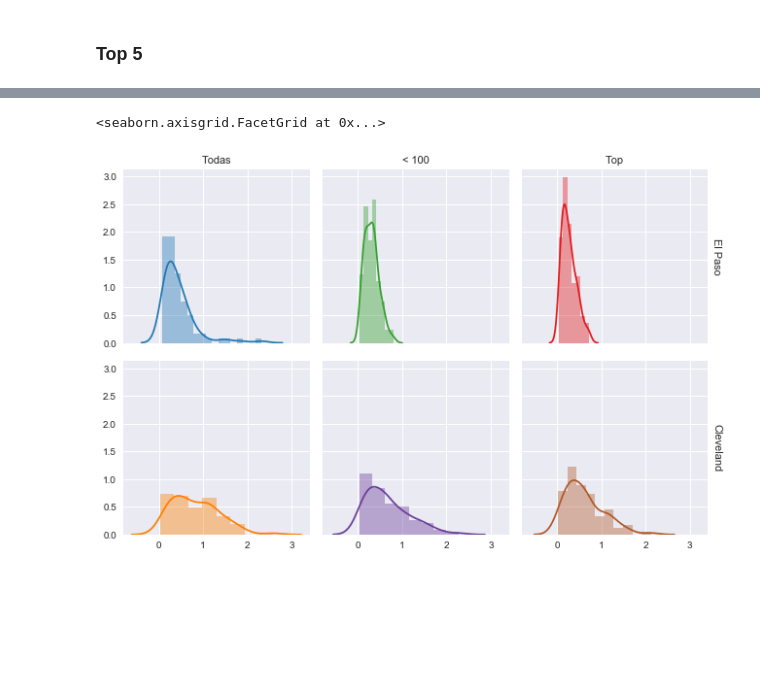
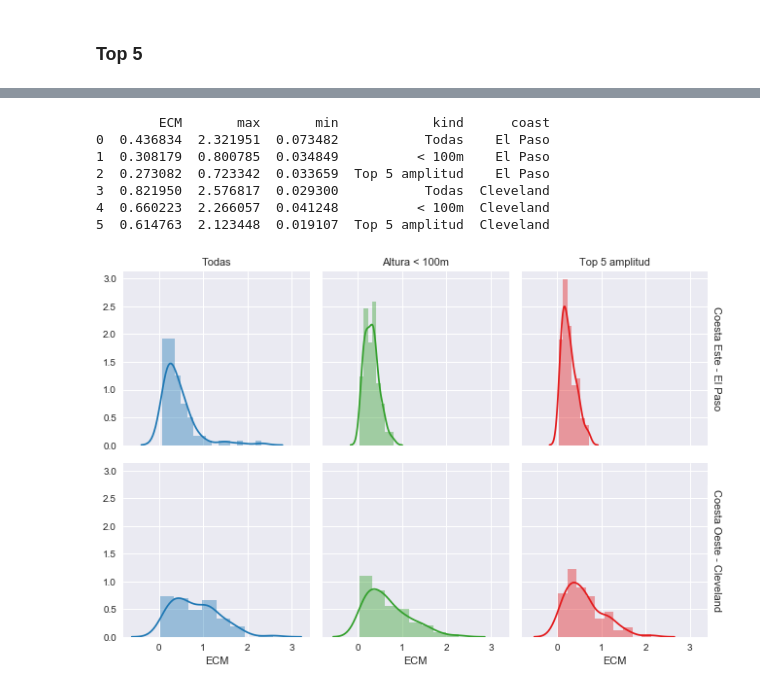
Before and after one commit to smcsicardi/metnum-tp3, a Jupyter notebook: El Paso vs Cleveland.ipynb, the cells around one changed output, grey strips where cells are left out. Drawn from its saved outputs; the diff is of its cells as text; code cells hidden in the pictures; blank space fills up the shorter version.

```diff
--- a/El Paso vs Cleveland.ipynb
+++ b/El Paso vs Cleveland.ipynb
@@ -268,30 +273,39 @@ for chunk in range(1920, 2005):
 # %%
 tabla = pd.DataFrame(data=[
     [sum(total_el_paso)/len(total_el_paso), max(total_el_paso), min(total_el_paso), 'Todas', 'El Paso'],
     [sum(total_el_paso_100)/len(total_el_paso_100), max(total_el_paso_100), min(total_el_paso_100), '< 100m', 'El Paso'],
     [sum(total_el_paso_top)/len(total_el_paso_top), max(total_el_paso_top), min(total_el_paso_top), 'Top 5 amplitud', 'El Paso'],
 
     [sum(total_cleveland)/len(total_cleveland), max(total_cleveland), min(total_cleveland), 'Todas', 'Cleveland'],
     [sum(total_cleveland_100)/len(total_cleveland_100), max(total_cleveland_100), min(total_cleveland_100), '< 100m', 'Cleveland'],
     [sum(total_cleveland_top)/len(total_cleveland_top), max(total_cleveland_top), min(total_cleveland_top), 'Top 5 amplitud', 'Cleveland'],
     ], columns=['ECM', 'max', 'min', 'kind', 'coast'])
+print(tabla)
 
 count = len(total_cleveland)
 lolz = pd.DataFrame({'err': total_el_paso + total_el_paso_100 + total_el_paso_top +
                             total_cleveland + total_cleveland_100 + total_cleveland_top,
-                     'kind': (['Todas']*count + ['< 100']*count + ['Top']*count)*2,
-                     'coast': ['El Paso']*count*3 + ['Cleveland']*count*3})
+                     'kind': (['Todas']*count + ['Altura < 100m']*count + ['Top 5 amplitud']*count)*2,
+                     'coast': ['Coesta Este - El Paso']*count*3 + ['Coesta Oeste - Cleveland']*count*3})
 
 x = 1
 def kaka(data, color):
     global x
     sns.distplot(data['err'], color=palette[x])
     x += 2
+    x %= 6
 
 g = sns.FacetGrid(data=lolz, col='kind', row='coast', margin_titles=True)\
     .map_dataframe(kaka)
 [plt.setp(ax.texts, text="") for ax in g.axes.flat]
-g.set_titles(None, '{row_name}', '{col_name}')
+g.set_titles(None, '{row_name}', '{col_name}').set_xlabels('ECM')
+plt.savefig('img/cities_cross.png', dpi=200, bbox_inches='tight')
 # %% [output]
-<seaborn.axisgrid.FacetGrid at 0x...>
+        ECM       max       min            kind      coast
+0  0.436834  2.321951  0.073482           Todas    El Paso
+1  0.308179  0.800785  0.034849          < 100m    El Paso
+2  0.273082  0.723342  0.033659  Top 5 amplitud    El Paso
+3  0.821950  2.576817  0.029300           Todas  Cleveland
+4  0.660223  2.266057  0.041248          < 100m  Cleveland
+5  0.614763  2.123448  0.019107  Top 5 amplitud  Cleveland
-[figure, old version]
+[figure, new version]
```
Also changed, not shown: parts of 1 cell of this notebook, 3 other files.
